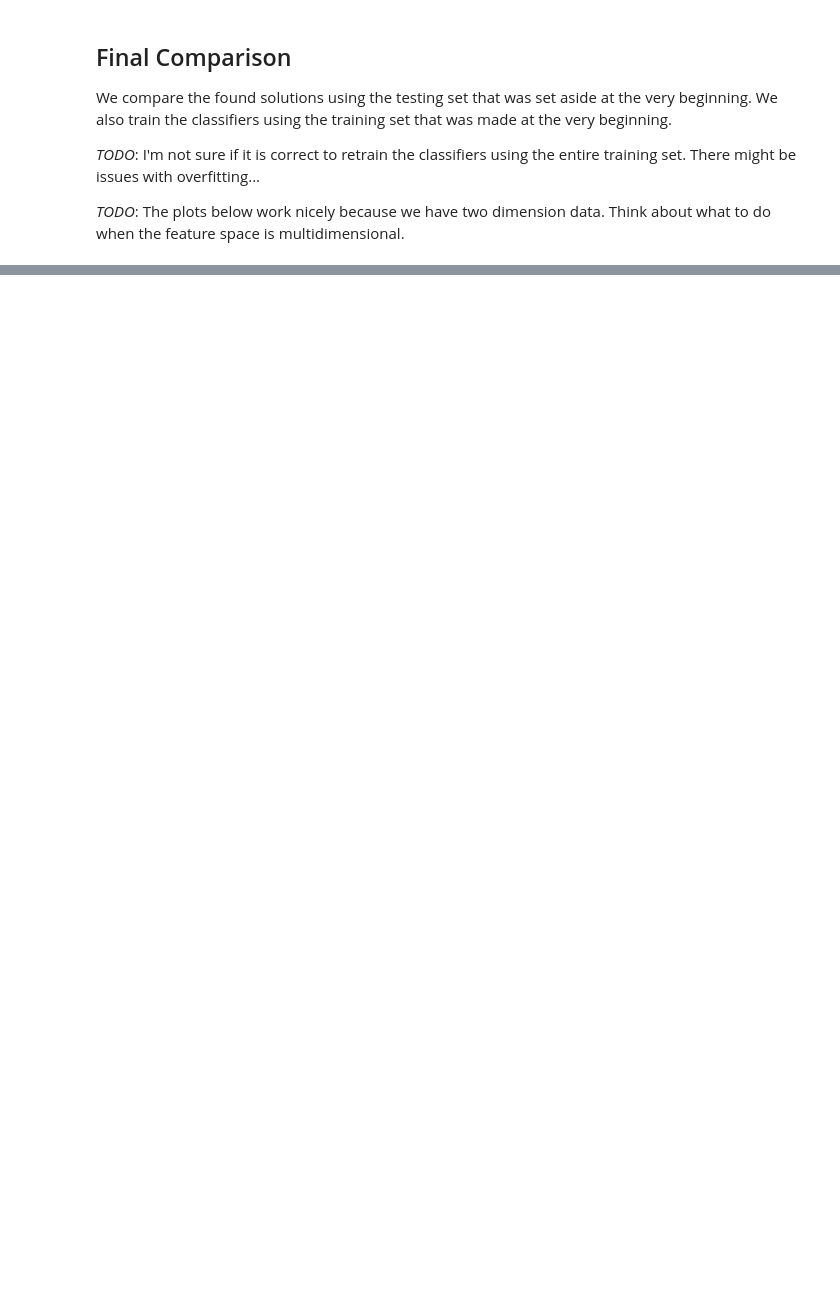
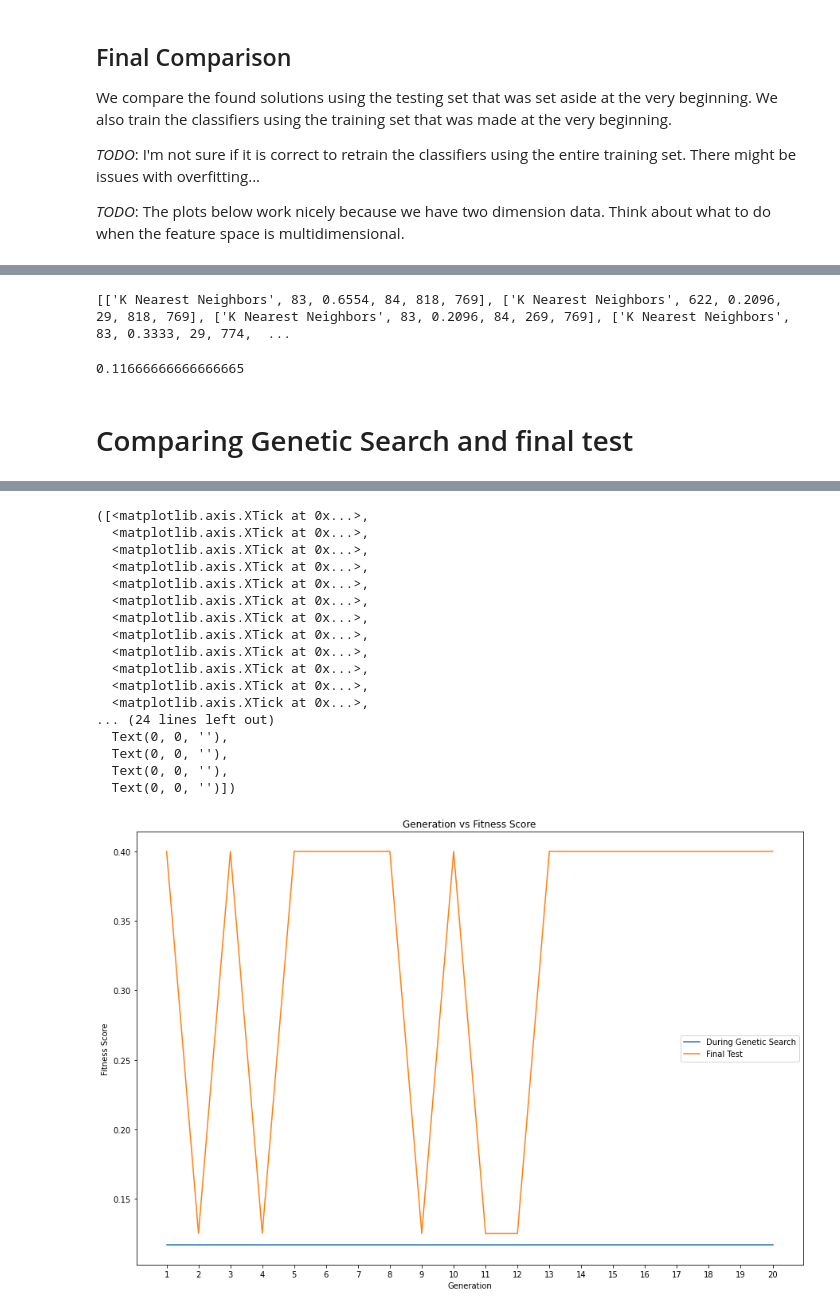
Before and after one commit to see-insight/see-segment, a Jupyter notebook: Playing with Classifiers.ipynb, the cells around one changed output, grey strips where cells are left out. Cells and saved outputs as stored; diff of their text form; code cells hidden in the pictures; blank space fills up the shorter version.

Commit message:
Plot Generation vs Fitness Score

```diff
--- a/Playing with Classifiers.ipynb
+++ b/Playing with Classifiers.ipynb
@@ -39,8 +39,8 @@ from see.base_classes import pipedata
 from see.classifier_helpers import helpers
 
 # Import/Create data
-X, y = make_moons(noise=0.3, random_state=10)
-#X, y = make_circles(noise=0.2, factor=0.5, random_state=1)
+#X, y = make_moons(noise=0.3, random_state=10)
+X, y = make_circles(noise=0.2, factor=0.5, random_state=1)
 
 # Preprocess data
 X = StandardScaler().fit_transform(X)
@@ -79,7 +77,9 @@ mydata = trials
 # %%
-my_evolver = GeneticSearch.Evolver(workflow, mydata, pop_size=30)
+mydata = trials
+num_generations = 20
+my_evolver = GeneticSearch.Evolver(workflow, mydata, pop_size=25, hof_size=num_generations)
 # %%
 # warnings may appear when this runs
-population = my_evolver.run(ngen=15)
+population = my_evolver.run(ngen=num_generations)
 # %% [output]
 Initializing a new random population
@@ -203,3 +226,45 @@ plt.tight_layout()
 # %%
 my_evolver.hof[0]
 print(my_evolver.hof)
+# %% [output]
+[['K Nearest Neighbors', 83, 0.6554, 84, 818, 769], ['K Nearest Neighbors', 622, 0.2096, 29, 818, 769], ['K Nearest Neighbors', 83, 0.2096, 84, 269, 769], ['K Nearest Neighbors', 83, 0.3333, 29, 774,  ...
+# %%
+my_evolver.hof[0].fitness.values[0]
+# %% [output]
+0.11666666666666665
+# %% [markdown]
+# Comparing Genetic Search and final test
+# %%
+import matplotlib.pyplot as plt
+
+# The following plot shows:
+# 1) The fitness scores of the best individual of each generation during Genetic Search
+# 2) The fitness scores of the best individual of each generation when tested on the unseen testing set
+
+solution_set = my_evolver.hof
+
+x = range(1, num_generations + 1)
+#x = range(num_generations, 0, -1)
+
+# Extract fitness scores during Genetic Search
+y_1 = list(map(lambda ind: ind.fitness.values[0], solution_set))
+
+def score_clf(algo_vector, testing_set):
+    algo_name = algo_vector[0]
+    param_list = algo_vector
+    targets = testing_set.y
+    clf = Classifier.algorithmspace[algo_name](param_list)
+    predictions = clf.evaluate(training_set, testing_set)
+    return ClassifierFitness().evaluate(predictions, targets)
+
+y_2 = list(map(lambda ind: score_clf(ind, testing_set), solution_set))
+
+figure = plt.figure(figsize=(15, 10))
+plt.plot(x, y_1)
+plt.plot(x, y_2)
+plt.legend(['During Genetic Search', 'Final Test'])
+plt.title('Generation vs Fitness Score')
+plt.xlabel('Generation')
+plt.ylabel('Fitness Score')
+plt.xticks(x)
+# %% [output]
@@ -205,0 +291,18 @@ print(my_evolver.hof)
+([<matplotlib.axis.XTick at 0x...>,
+  <matplotlib.axis.XTick at 0x...>,
+  <matplotlib.axis.XTick at 0x...>,
+  <matplotlib.axis.XTick at 0x...>,
+  <matplotlib.axis.XTick at 0x...>,
+  <matplotlib.axis.XTick at 0x...>,
+  <matplotlib.axis.XTick at 0x...>,
+  <matplotlib.axis.XTick at 0x...>,
+  <matplotlib.axis.XTick at 0x...>,
+  <matplotlib.axis.XTick at 0x...>,
+  <matplotlib.axis.XTick at 0x...>,
+  <matplotlib.axis.XTick at 0x...>,
+... (24 lines left out)
+  Text(0, 0, ''),
+  Text(0, 0, ''),
+  Text(0, 0, ''),
+  Text(0, 0, '')])
+[figure, added]
```
Also changed, not shown: parts of 6 cells of this notebook, 1 other file.
